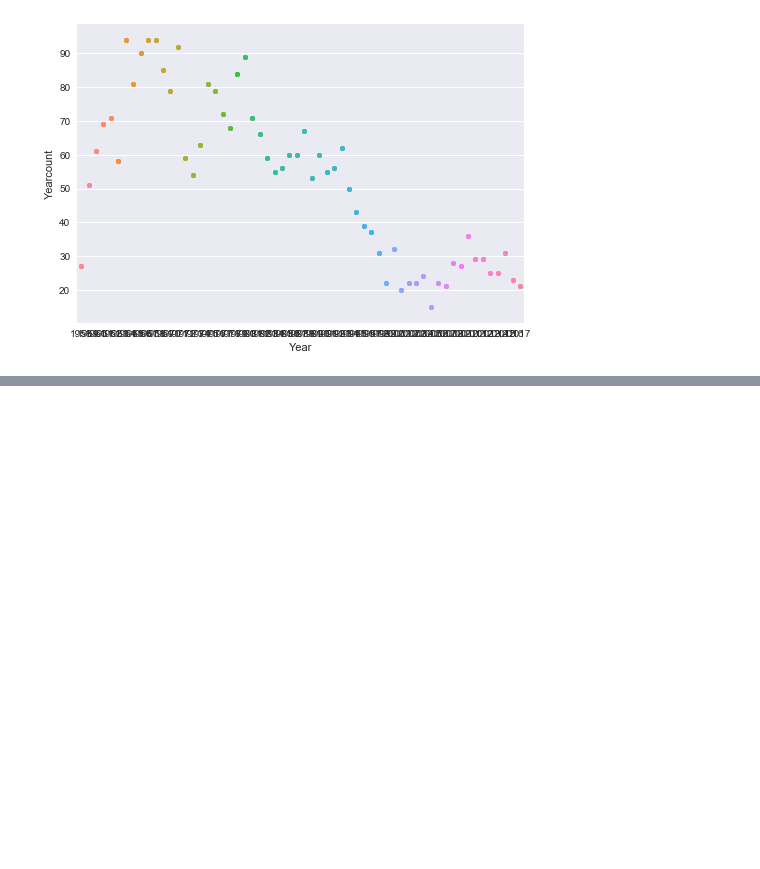
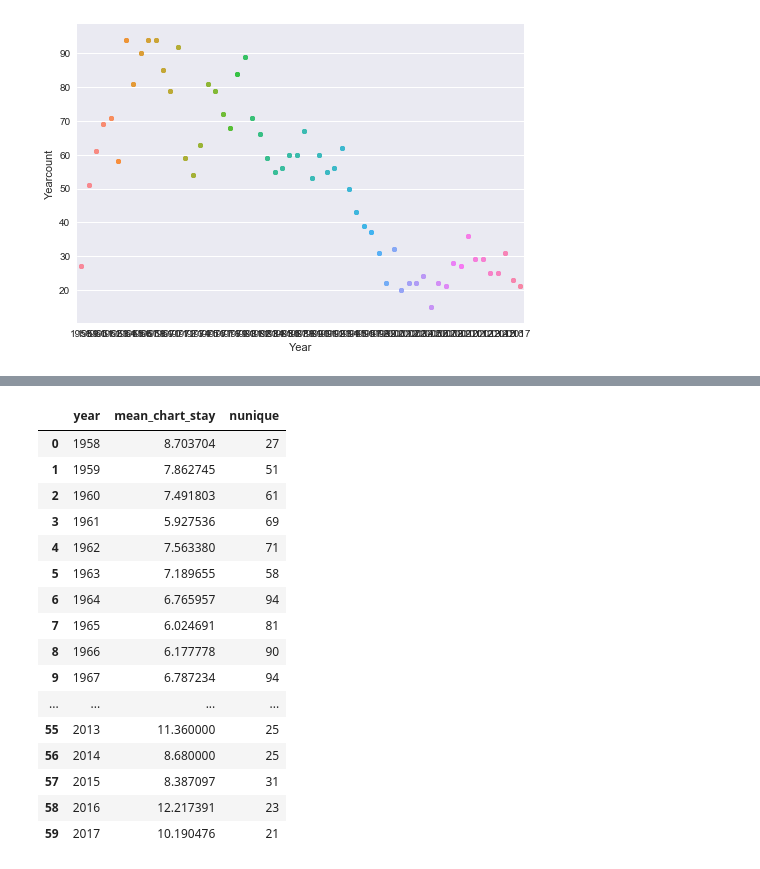
Before and after one commit to jgdenby/love-songs-on-the-radio, a Jupyter notebook: Love Songs On The Radio.ipynb, the cells around one changed output, grey strips where cells are left out. Saved outputs shown, nothing was run; the diff lists cells and outputs as text; code cells hidden in the pictures; blank space fills up the shorter version.

```diff
--- a/Love Songs On The Radio.ipynb
+++ b/Love Songs On The Radio.ipynb
@@ -75,0 +97,23 @@ plt.show(yearplot)
+# %%
+yearcomparedf = avgyearcountdf.merge(yearcountdf)
+yearcomparedf.columns = ['year', 'mean_chart_stay', 'nunique']
+# %%
+yearcomparedf
+# %% [output]
+|  | year | mean_chart_stay | nunique |
+| 0 | 1958 | 8.703704 | 27 |
+| 1 | 1959 | 7.862745 | 51 |
+| 2 | 1960 | 7.491803 | 61 |
+| 3 | 1961 | 5.927536 | 69 |
+| 4 | 1962 | 7.563380 | 71 |
+| 5 | 1963 | 7.189655 | 58 |
+| 6 | 1964 | 6.765957 | 94 |
+| 7 | 1965 | 6.024691 | 81 |
+| 8 | 1966 | 6.177778 | 90 |
+| 9 | 1967 | 6.787234 | 94 |
+| ... | ... | ... | ... |
+| 55 | 2013 | 11.360000 | 25 |
+| 56 | 2014 | 8.680000 | 25 |
+| 57 | 2015 | 8.387097 | 31 |
+| 58 | 2016 | 12.217391 | 23 |
+| 59 | 2017 | 10.190476 | 21 |
```
Also changed, not shown: parts of 8 cells of this notebook.
